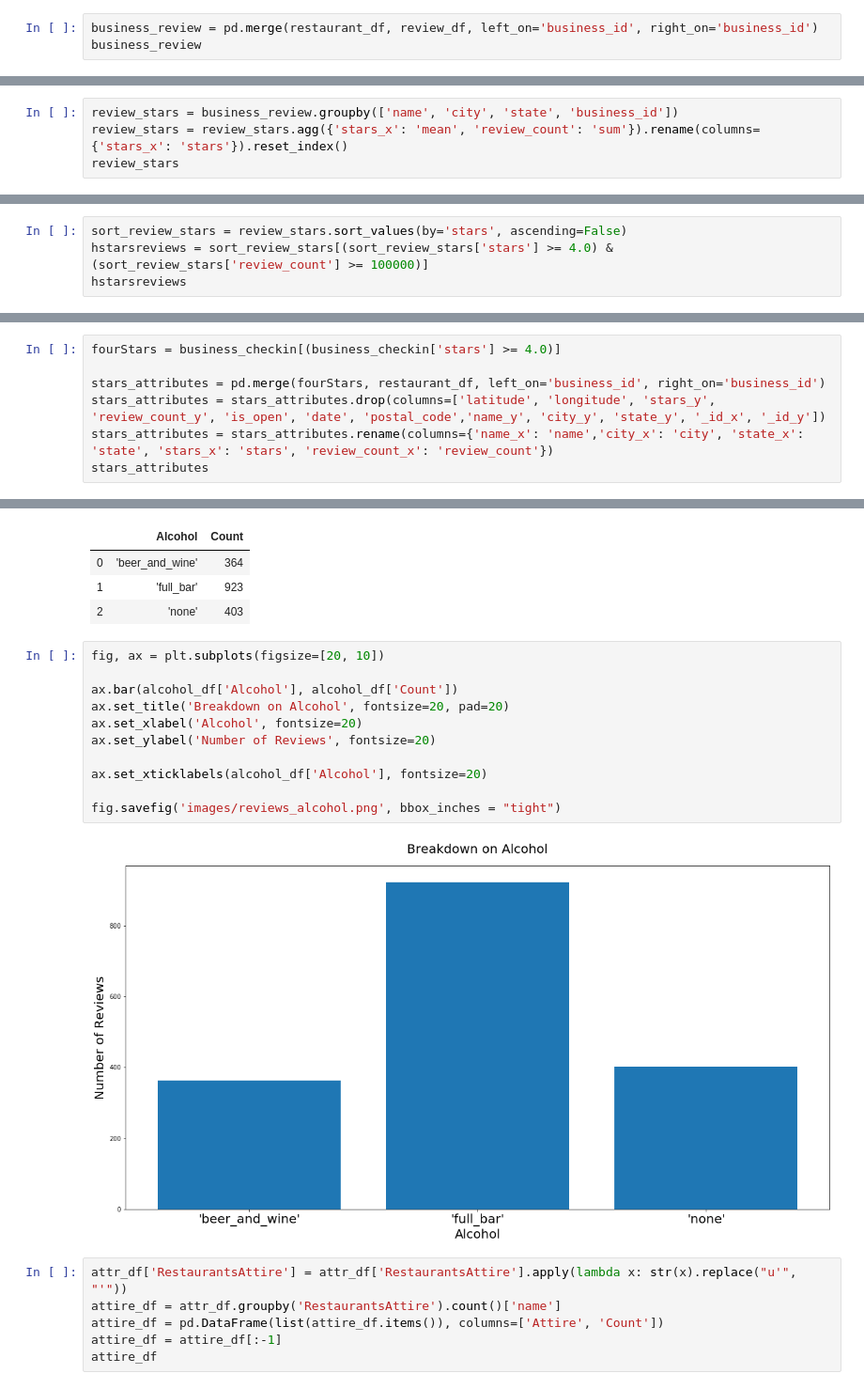
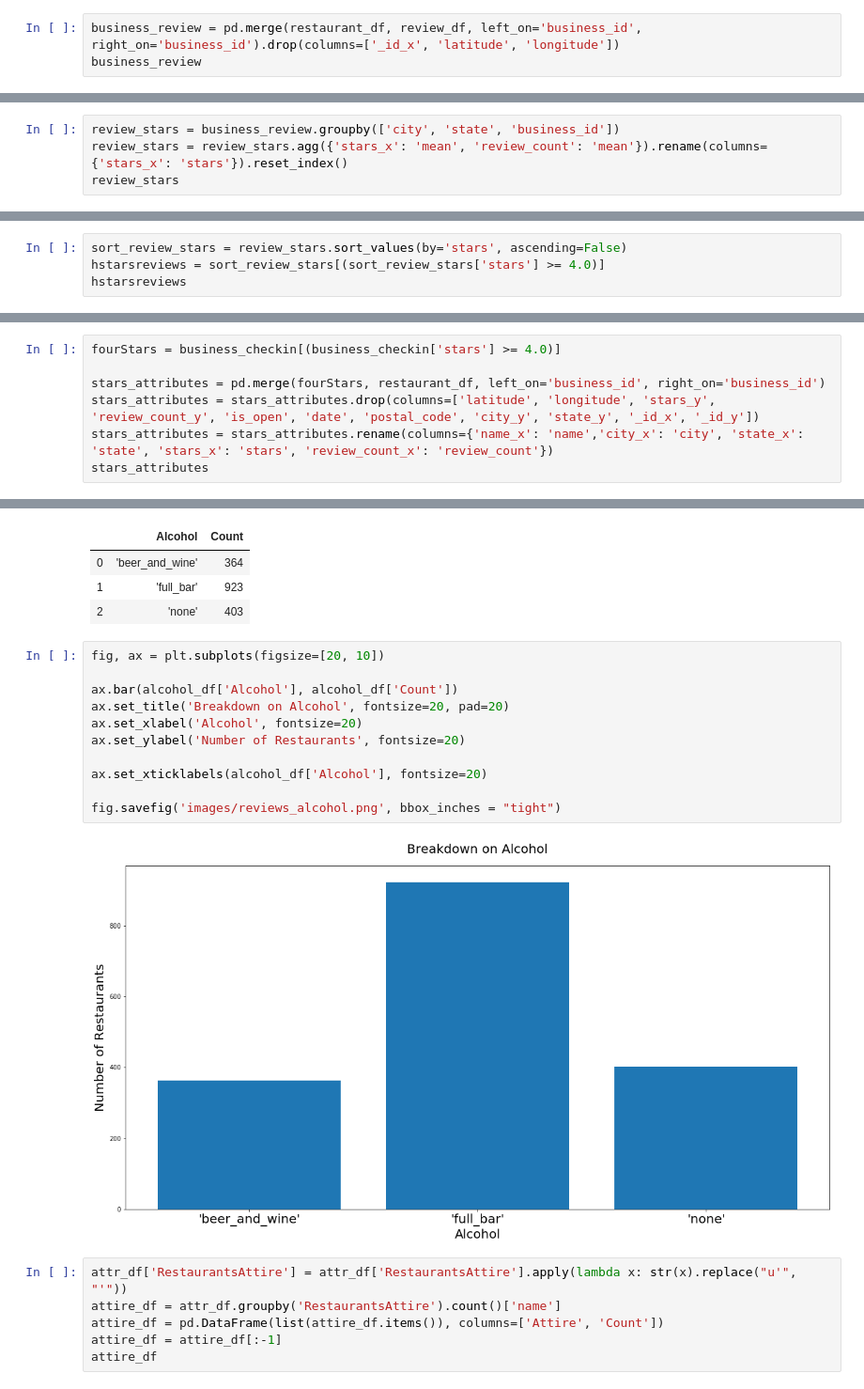
Before and after one commit to yueweng/restaurant-reviews, a Jupyter notebook: project.ipynb, the cells around one changed output, grey strips where cells are left out. Shown at 94% size. Cells and saved outputs as stored; diff of their text form.

```diff
--- a/project.ipynb
+++ b/project.ipynb
@@ -116,4 +129,4 @@ ca
 # %%
-business_review = pd.merge(restaurant_df, review_df, left_on='business_id', right_on='business_id')
+business_review = pd.merge(restaurant_df, review_df, left_on='business_id', right_on='business_id').drop(columns=['_id_x', 'latitude', 'longitude'])
 business_review
 # %% [output]
@@ -328,7 +341,7 @@ fig.savefig('images/top_4_2012_states.png', bbox_inches = "tight")
 # %% [output]
 [figure]
 # %%
-review_stars = business_review.groupby(['name', 'city', 'state', 'business_id'])
-review_stars = review_stars.agg({'stars_x': 'mean', 'review_count': 'sum'}).rename(columns={'stars_x': 'stars'}).reset_index()
+review_stars = business_review.groupby(['city', 'state', 'business_id'])
+review_stars = review_stars.agg({'stars_x': 'mean', 'review_count': 'mean'}).rename(columns={'stars_x': 'stars'}).reset_index()
 review_stars
 # %% [output]
@@ -348,5 +367,5 @@ review_stars
 # %%
 sort_review_stars = review_stars.sort_values(by='stars', ascending=False)
-hstarsreviews = sort_review_stars[(sort_review_stars['stars'] >= 4.0) & (sort_review_stars['review_count'] >= 100000)]
+hstarsreviews = sort_review_stars[(sort_review_stars['stars'] >= 4.0)]
 hstarsreviews
 # %% [output]
@@ -444,7 +464,7 @@ plt.show()
 fourStars = business_checkin[(business_checkin['stars'] >= 4.0)]
 
 stars_attributes = pd.merge(fourStars, restaurant_df, left_on='business_id', right_on='business_id')
-stars_attributes = stars_attributes.drop(columns=['latitude', 'longitude', 'stars_y', 'review_count_y', 'is_open', 'date', 'postal_code','name_y', 'city_y', 'state_y', '_id_x', '_id_y'])
+stars_attributes = stars_attributes.drop(columns=['latitude', 'longitude', 'stars_y', 'review_count_y', 'is_open', 'date', 'postal_code', 'city_y', 'state_y', '_id_x', '_id_y'])
 stars_attributes = stars_attributes.rename(columns={'name_x': 'name','city_x': 'city', 'state_x': 'state', 'stars_x': 'stars', 'review_count_x': 'review_count'})
 stars_attributes
 # %% [output]
@@ -792,16 +835,16 @@ alcohol_df
 # %%
 fig, ax = plt.subplots(figsize=[20, 10])
 
 ax.bar(alcohol_df['Alcohol'], alcohol_df['Count'])
 ax.set_title('Breakdown on Alcohol', fontsize=20, pad=20)
 ax.set_xlabel('Alcohol', fontsize=20)
-ax.set_ylabel('Number of Reviews', fontsize=20)
+ax.set_ylabel('Number of Restaurants', fontsize=20)
 
 ax.set_xticklabels(alcohol_df['Alcohol'], fontsize=20)
 
 fig.savefig('images/reviews_alcohol.png', bbox_inches = "tight")
 # %% [output]
-[figure, old version]
+[figure, new version]
 # %%
 attr_df['RestaurantsAttire'] = attr_df['RestaurantsAttire'].apply(lambda x: str(x).replace("u'", "'"))
 attire_df = attr_df.groupby('RestaurantsAttire').count()['name']
```
Also changed, not shown: parts of 23 cells of this notebook, 10 other files.
